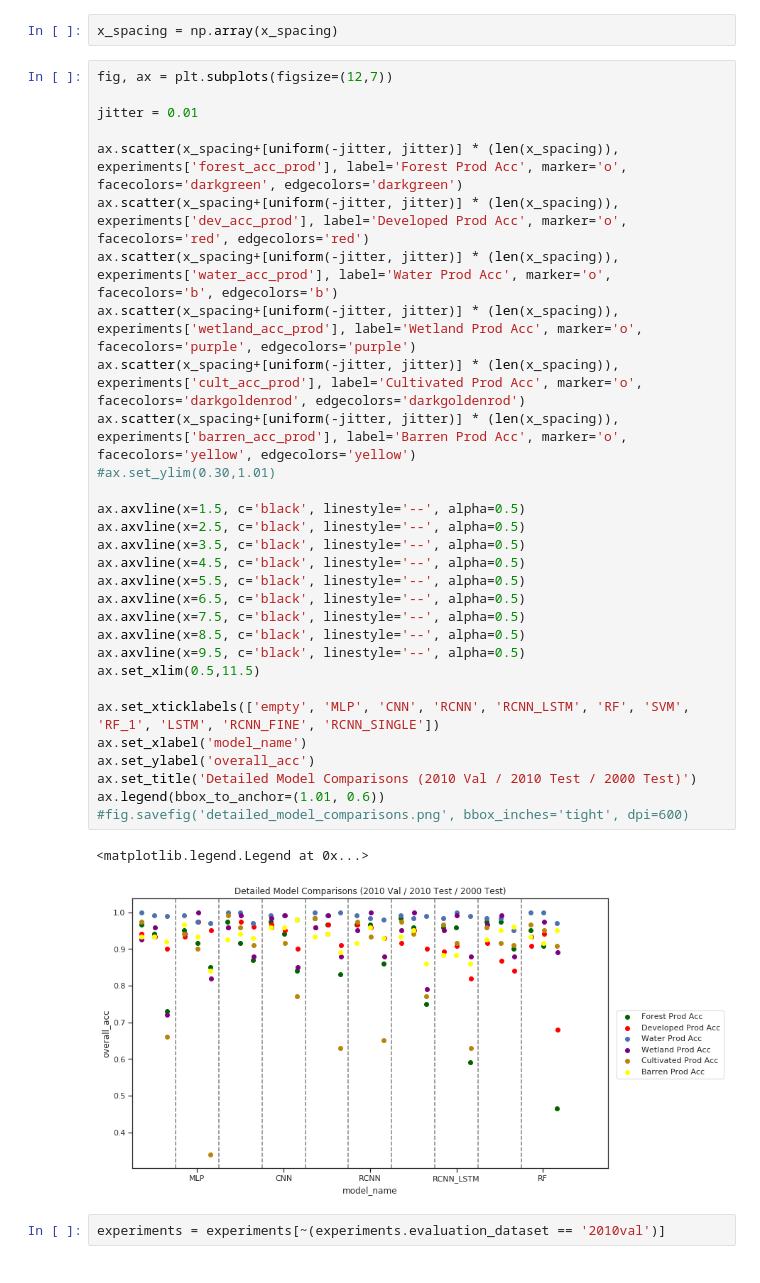
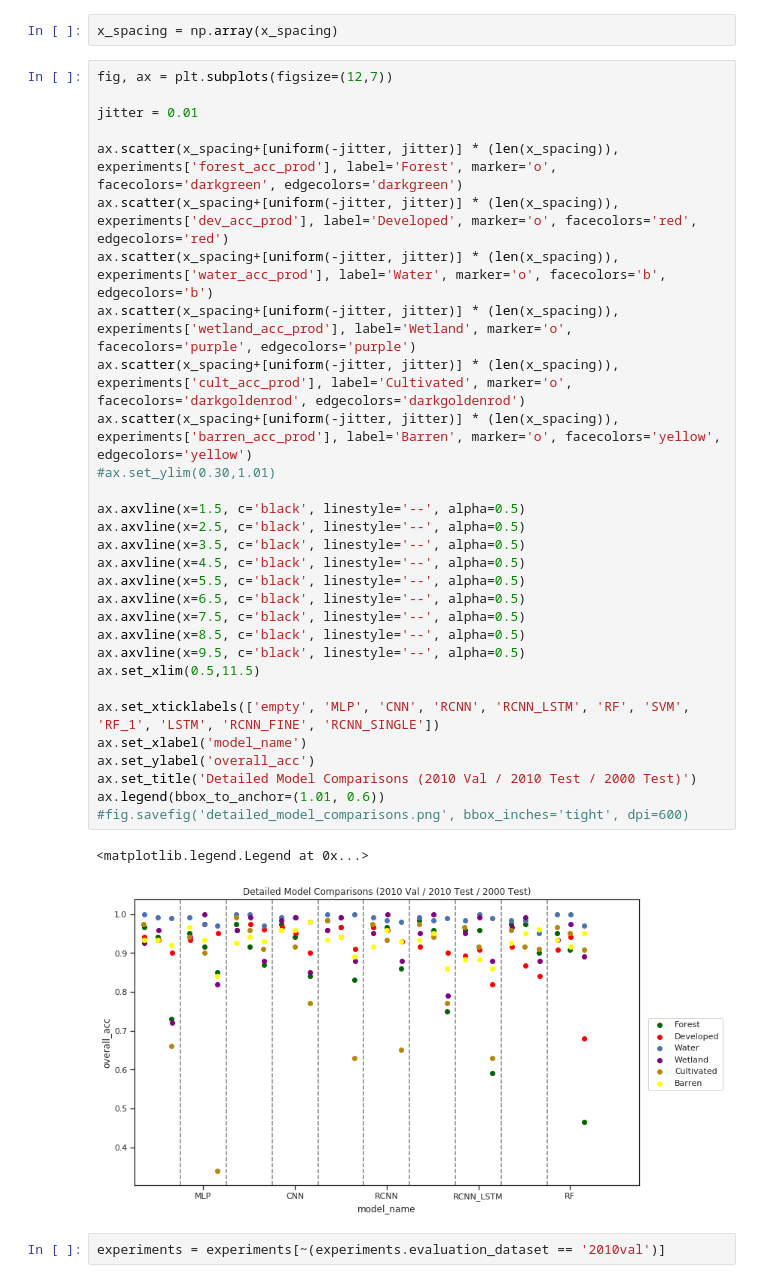
Before and after one commit to patrickcgray/landcover_rcnn, a Jupyter notebook: rcnn/Inspecting Model Accuracy Results.ipynb, the cells around one changed output. Cells and saved outputs as stored; diff of their text form.

```diff
--- a/rcnn/Inspecting Model Accuracy Results.ipynb
+++ b/rcnn/Inspecting Model Accuracy Results.ipynb
@@ -89,35 +99,35 @@ x_spacing = np.array(x_spacing)
 # %%
 fig, ax = plt.subplots(figsize=(12,7))
 
 jitter = 0.01
 
-ax.scatter(x_spacing+[uniform(-jitter, jitter)] * (len(x_spacing)), experiments['forest_acc_prod'], label='Forest Prod Acc', marker='o', facecolors='darkgreen', edgecolors='darkgreen')
-ax.scatter(x_spacing+[uniform(-jitter, jitter)] * (len(x_spacing)), experiments['dev_acc_prod'], label='Developed Prod Acc', marker='o', facecolors='red', edgecolors='red')
-ax.scatter(x_spacing+[uniform(-jitter, jitter)] * (len(x_spacing)), experiments['water_acc_prod'], label='Water Prod Acc', marker='o', facecolors='b', edgecolors='b')
-ax.scatter(x_spacing+[uniform(-jitter, jitter)] * (len(x_spacing)), experiments['wetland_acc_prod'], label='Wetland Prod Acc', marker='o', facecolors='purple', edgecolors='purple')
-ax.scatter(x_spacing+[uniform(-jitter, jitter)] * (len(x_spacing)), experiments['cult_acc_prod'], label='Cultivated Prod Acc', marker='o', facecolors='darkgoldenrod', edgecolors='darkgoldenrod')
-ax.scatter(x_spacing+[uniform(-jitter, jitter)] * (len(x_spacing)), experiments['barren_acc_prod'], label='Barren Prod Acc', marker='o', facecolors='yellow', edgecolors='yellow')
+ax.scatter(x_spacing+[uniform(-jitter, jitter)] * (len(x_spacing)), experiments['forest_acc_prod'], label='Forest', marker='o', facecolors='darkgreen', edgecolors='darkgreen')
+ax.scatter(x_spacing+[uniform(-jitter, jitter)] * (len(x_spacing)), experiments['dev_acc_prod'], label='Developed', marker='o', facecolors='red', edgecolors='red')
+ax.scatter(x_spacing+[uniform(-jitter, jitter)] * (len(x_spacing)), experiments['water_acc_prod'], label='Water', marker='o', facecolors='b', edgecolors='b')
+ax.scatter(x_spacing+[uniform(-jitter, jitter)] * (len(x_spacing)), experiments['wetland_acc_prod'], label='Wetland', marker='o', facecolors='purple', edgecolors='purple')
+ax.scatter(x_spacing+[uniform(-jitter, jitter)] * (len(x_spacing)), experiments['cult_acc_prod'], label='Cultivated', marker='o', facecolors='darkgoldenrod', edgecolors='darkgoldenrod')
+ax.scatter(x_spacing+[uniform(-jitter, jitter)] * (len(x_spacing)), experiments['barren_acc_prod'], label='Barren', marker='o', facecolors='yellow', edgecolors='yellow')
 #ax.set_ylim(0.30,1.01)
 
 ax.axvline(x=1.5, c='black', linestyle='--', alpha=0.5)
 ax.axvline(x=2.5, c='black', linestyle='--', alpha=0.5)
 ax.axvline(x=3.5, c='black', linestyle='--', alpha=0.5)
 ax.axvline(x=4.5, c='black', linestyle='--', alpha=0.5)
 ax.axvline(x=5.5, c='black', linestyle='--', alpha=0.5)
 ax.axvline(x=6.5, c='black', linestyle='--', alpha=0.5)
 ax.axvline(x=7.5, c='black', linestyle='--', alpha=0.5)
 ax.axvline(x=8.5, c='black', linestyle='--', alpha=0.5)
 ax.axvline(x=9.5, c='black', linestyle='--', alpha=0.5)
 ax.set_xlim(0.5,11.5)
 
 ax.set_xticklabels(['empty', 'MLP', 'CNN', 'RCNN', 'RCNN_LSTM', 'RF', 'SVM', 'RF_1', 'LSTM', 'RCNN_FINE', 'RCNN_SINGLE'])
 ax.set_xlabel('model_name')
 ax.set_ylabel('overall_acc')
 ax.set_title('Detailed Model Comparisons (2010 Val / 2010 Test / 2000 Test)')
 ax.legend(bbox_to_anchor=(1.01, 0.6))
 #fig.savefig('detailed_model_comparisons.png', bbox_inches='tight', dpi=600)
 # %% [output]
 <matplotlib.legend.Legend at 0x...>
-[figure, old version]
+[figure, new version]
 # %%
 experiments = experiments[~(experiments.evaluation_dataset == '2010val')]
```
Also changed, not shown: parts of 10 cells of this notebook, 3 other files.
